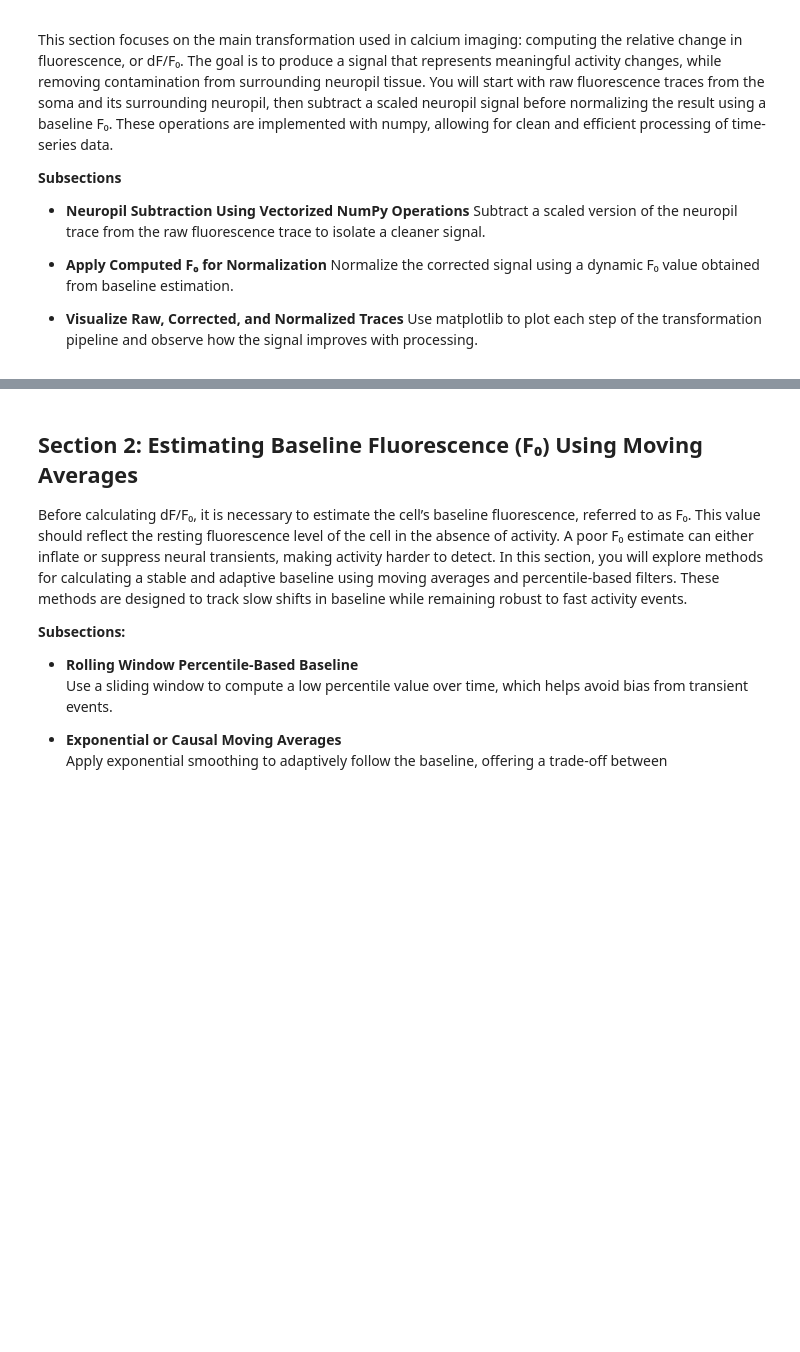
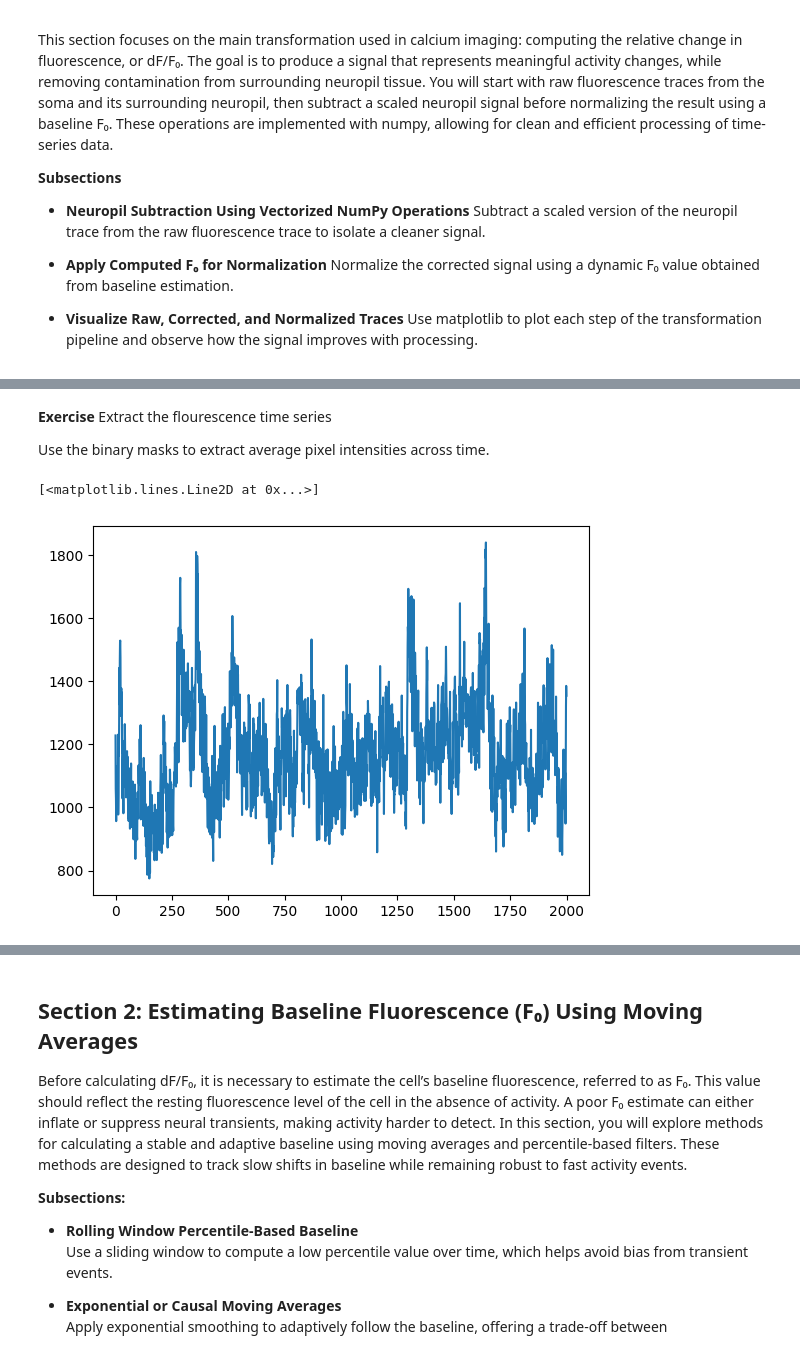
Before and after one commit to sangeethankumar/Courses, a Jupyter notebook: CalciumImaging/Draft1/04. Using the Neuropil to Get Better Cell Fluorescence Estimates.ipynb, the cells around one changed output, grey strips where cells are left out. Drawn from its saved outputs; the diff is of its cells as text; code cells hidden in the pictures; blank space fills up the shorter version.

```diff
--- a/CalciumImaging/Draft1/04. Using the Neuropil to Get Better Cell Fluorescence Estimates.ipynb
+++ b/CalciumImaging/Draft1/04. Using the Neuropil to Get Better Cell Fluorescence Estimates.ipynb
@@ -23,0 +54,11 @@ Use matplotlib to plot each step of the transformation pipeline and observe how
+# %% [markdown]
+**Exercise** Extract the flourescence time series
+
+Use the binary masks to extract average pixel intensities across time.
+# %%
+cell_trace = data[:, cell_mask]
+cell_trace = np.mean(cell_trace, axis=1)
+plt.plot(cell_trace)
+# %% [output]
+[<matplotlib.lines.Line2D at 0x...>]
+[figure, added]
```
Also changed, not shown: parts of 19 cells of this notebook.
